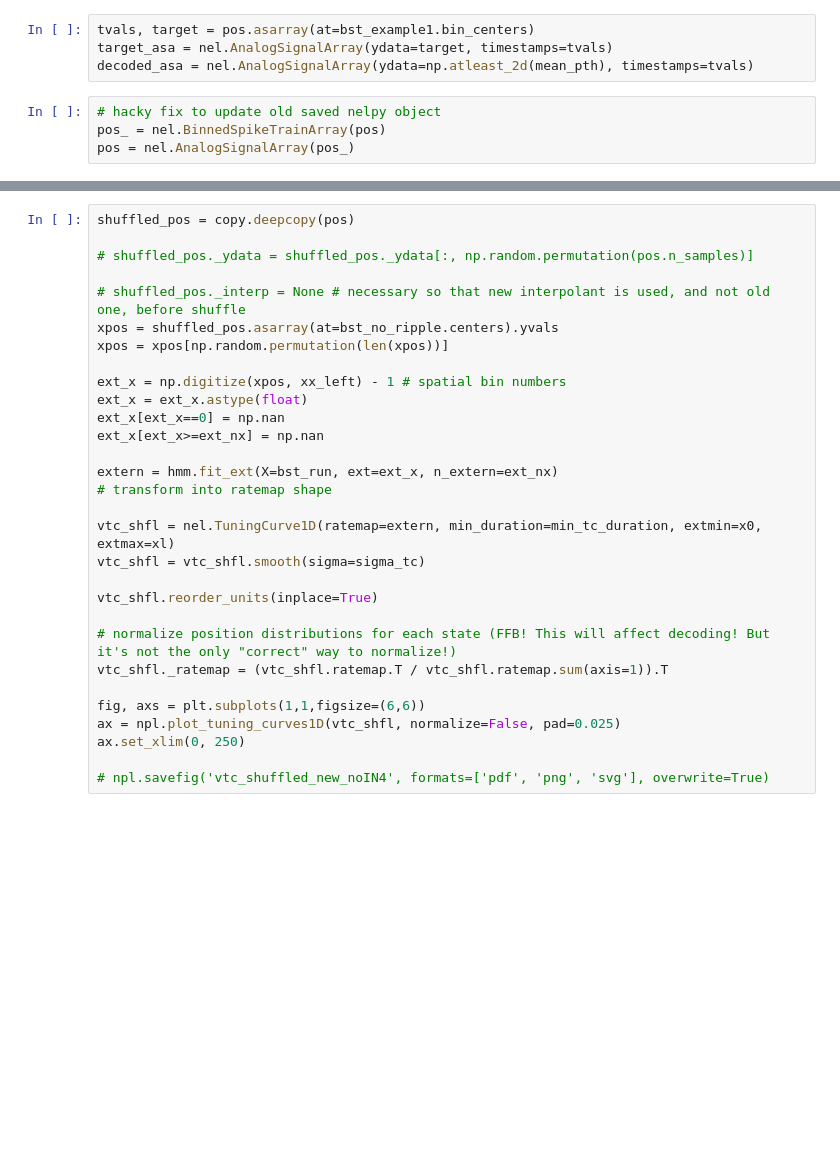
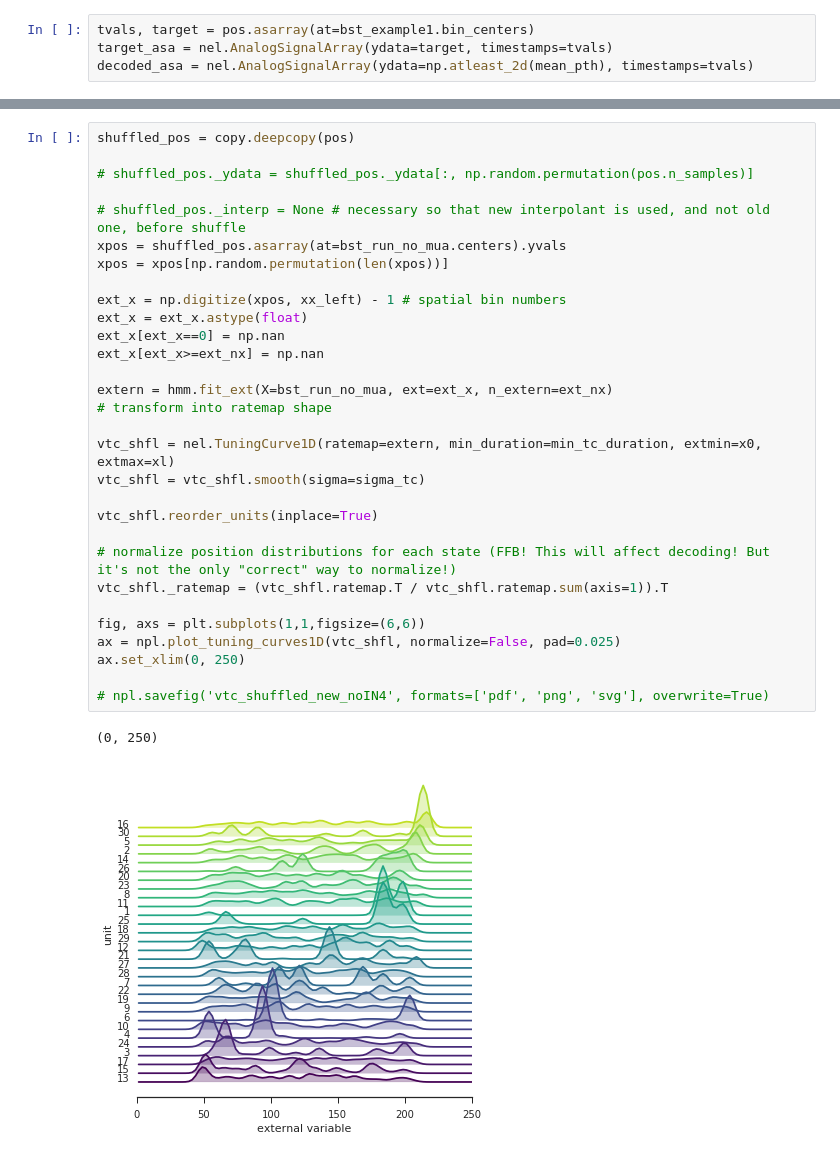
Before and after one commit to kemerelab/UncoveringTemporalStructureHippocampus, a Jupyter notebook: Figure3.ipynb, the cells around one changed output, grey strips where cells are left out. Drawn from its saved outputs; the diff is of its cells as text; blank space fills up the shorter version.

Commit message:
renamed bst_no_ripple to bst_run_no_mua

```diff
--- a/Figure3.ipynb
+++ b/Figure3.ipynb
@@ -196,10 +196,6 @@ Text(0,0.5,'state')
 tvals, target = pos.asarray(at=bst_example1.bin_centers)
 target_asa = nel.AnalogSignalArray(ydata=target, timestamps=tvals)
 decoded_asa = nel.AnalogSignalArray(ydata=np.atleast_2d(mean_pth), timestamps=tvals)
-# %%
-# hacky fix to update old saved nelpy object
-pos_ = nel.BinnedSpikeTrainArray(pos)
-pos = nel.AnalogSignalArray(pos_)
 # %%
 npl.plot(pos, color='0.8', lw=1, label='true position')
 npl.plot(target_asa, color='0.2', lw=2, label='true position during RUN')
@@ -232,30 +228,33 @@ Text(0,0.5,'state')
 # %%
 shuffled_pos = copy.deepcopy(pos)
 
 # shuffled_pos._ydata = shuffled_pos._ydata[:, np.random.permutation(pos.n_samples)]
 
 # shuffled_pos._interp = None # necessary so that new interpolant is used, and not old one, before shuffle
-xpos = shuffled_pos.asarray(at=bst_no_ripple.centers).yvals
+xpos = shuffled_pos.asarray(at=bst_run_no_mua.centers).yvals
 xpos = xpos[np.random.permutation(len(xpos))]
 
 ext_x = np.digitize(xpos, xx_left) - 1 # spatial bin numbers
 ext_x = ext_x.astype(float)
 ext_x[ext_x==0] = np.nan
 ext_x[ext_x>=ext_nx] = np.nan
 
-extern = hmm.fit_ext(X=bst_run, ext=ext_x, n_extern=ext_nx)
+extern = hmm.fit_ext(X=bst_run_no_mua, ext=ext_x, n_extern=ext_nx)
 # transform into ratemap shape
 
 vtc_shfl = nel.TuningCurve1D(ratemap=extern, min_duration=min_tc_duration, extmin=x0, extmax=xl)
 vtc_shfl = vtc_shfl.smooth(sigma=sigma_tc)
 
 vtc_shfl.reorder_units(inplace=True)
 
 # normalize position distributions for each state (FFB! This will affect decoding! But it's not the only "correct" way to normalize!)
 vtc_shfl._ratemap = (vtc_shfl.ratemap.T / vtc_shfl.ratemap.sum(axis=1)).T
 
 fig, axs = plt.subplots(1,1,figsize=(6,6))
 ax = npl.plot_tuning_curves1D(vtc_shfl, normalize=False, pad=0.025)
 ax.set_xlim(0, 250)
 
 # npl.savefig('vtc_shuffled_new_noIN4', formats=['pdf', 'png', 'svg'], overwrite=True)
+# %% [output]
+(0, 250)
+[figure, added]
```
Also changed, not shown: parts of 7 cells of this notebook.
